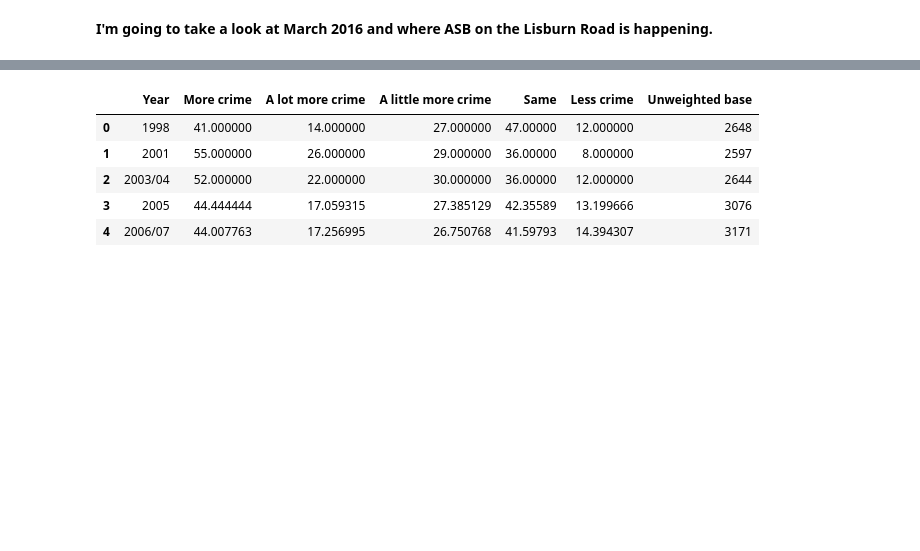
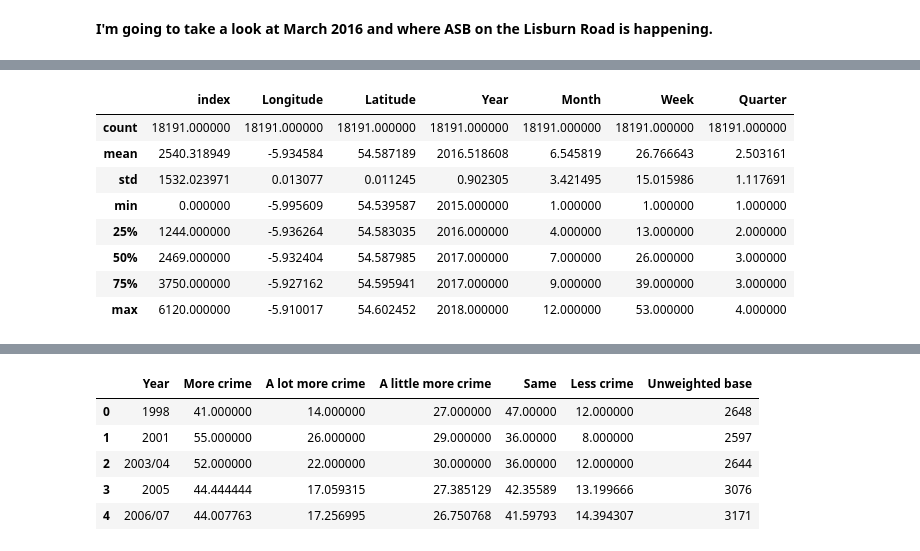
Before and after one commit to JBailey96/PSNI-Crime-Data-EDA, a Jupyter notebook: Crime EDA.ipynb, the cells around one changed output, grey strips where cells are left out. Saved outputs shown, nothing was run; the diff lists cells and outputs as text; code cells hidden in the pictures; blank space fills up the shorter version.

```diff
--- a/Crime EDA.ipynb
+++ b/Crime EDA.ipynb
@@ -1017,0 +1001,12 @@ corr_sunshine_month_2016_2017.corr()
+# %%
+lisburn_road_sampled.describe()
+# %% [output]
+|  | index | Longitude | Latitude | Year | Month | Week | Quarter |
+| count | 18191.000000 | 18191.000000 | 18191.000000 | 18191.000000 | 18191.000000 | 18191.000000 | 18191.000000 |
+| mean | 2540.318949 | -5.934584 | 54.587189 | 2016.518608 | 6.545819 | 26.766643 | 2.503161 |
+| std | 1532.023971 | 0.013077 | 0.011245 | 0.902305 | 3.421495 | 15.015986 | 1.117691 |
+| min | 0.000000 | -5.995609 | 54.539587 | 2015.000000 | 1.000000 | 1.000000 | 1.000000 |
+| 25% | 1244.000000 | -5.936264 | 54.583035 | 2016.000000 | 4.000000 | 13.000000 | 2.000000 |
+| 50% | 2469.000000 | -5.932404 | 54.587985 | 2017.000000 | 7.000000 | 26.000000 | 3.000000 |
+| 75% | 3750.000000 | -5.927162 | 54.595941 | 2017.000000 | 9.000000 | 39.000000 | 3.000000 |
+| max | 6120.000000 | -5.910017 | 54.602452 | 2018.000000 | 12.000000 | 53.000000 | 4.000000 |
```
Also changed, not shown: parts of 17 cells of this notebook, 2 other files.
